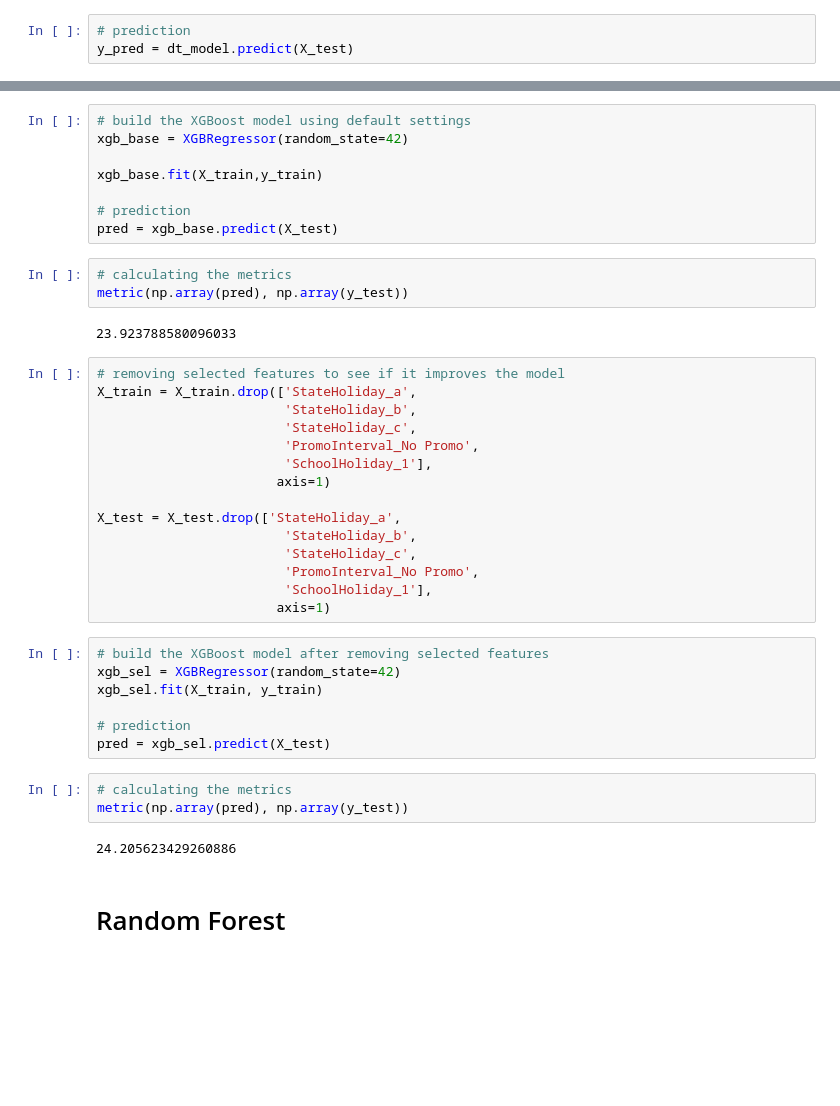
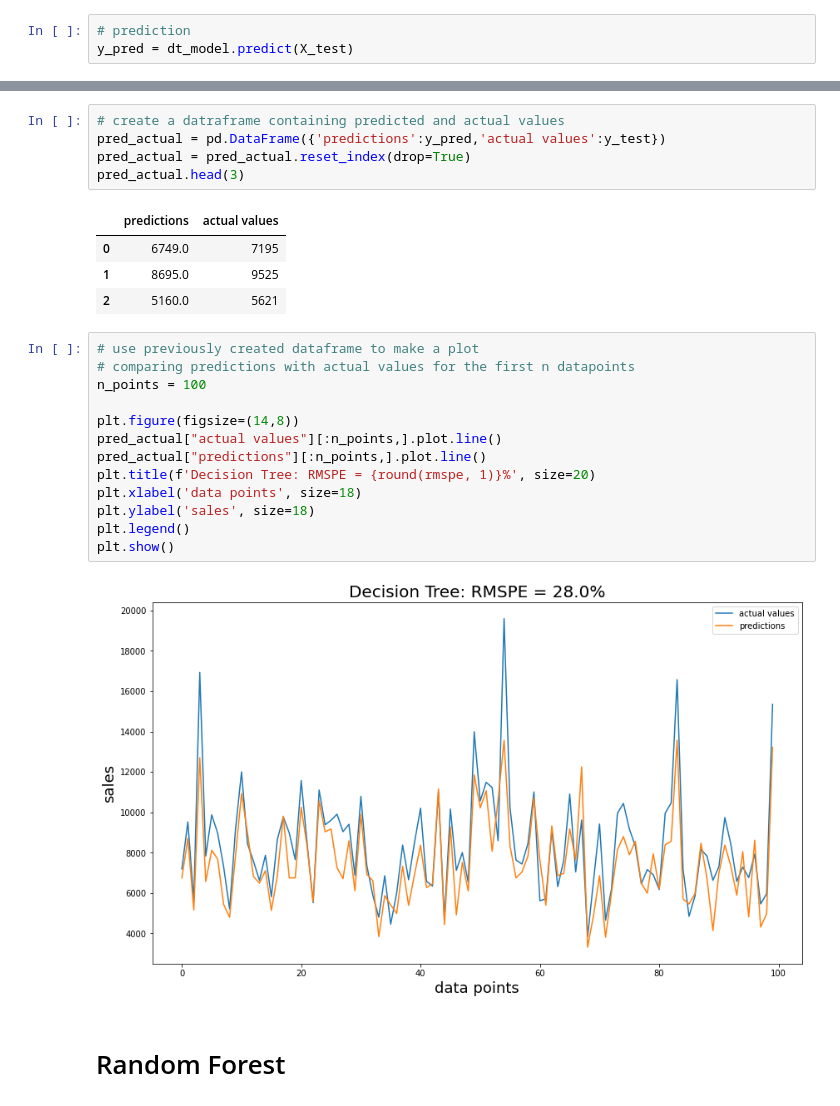
Before and after one commit to albertojulian/rossman-sales-pred, a Jupyter notebook: pipeline.ipynb, the cells around one changed output, grey strips where cells are left out. Saved outputs shown, nothing was run; the diff lists cells and outputs as text; blank space fills up the shorter version.

Commit message:
adding plots

```diff
--- a/pipeline.ipynb
+++ b/pipeline.ipynb
@@ -113,43 +114,28 @@ metric(np.array(y_pred), np.array(y_test))
-# %%
-# build the XGBoost model using default settings
-xgb_base = XGBRegressor(random_state=42)
-
-xgb_base.fit(X_train,y_train)
-
-# prediction
-pred = xgb_base.predict(X_test)
-# %%
-# calculating the metrics
-metric(np.array(pred), np.array(y_test))
-# %% [output]
-23.923788580096033
-# %%
-# removing selected features to see if it improves the model
-X_train = X_train.drop(['StateHoliday_a',
-                        'StateHoliday_b',
-                        'StateHoliday_c',
-                        'PromoInterval_No Promo',
-                        'SchoolHoliday_1'],
-                       axis=1)
-
-X_test = X_test.drop(['StateHoliday_a',
-                        'StateHoliday_b',
-                        'StateHoliday_c',
-                        'PromoInterval_No Promo',
-                        'SchoolHoliday_1'],
-                       axis=1)
-# %%
-# build the XGBoost model after removing selected features
-xgb_sel = XGBRegressor(random_state=42)
-xgb_sel.fit(X_train, y_train)
-
-# prediction
-pred = xgb_sel.predict(X_test)
-# %%
-# calculating the metrics
-metric(np.array(pred), np.array(y_test))
-# %% [output]
-24.205623429260886
+# %%
+# create a datraframe containing predicted and actual values
+pred_actual = pd.DataFrame({'predictions':y_pred,'actual values':y_test})
+pred_actual = pred_actual.reset_index(drop=True)
+pred_actual.head(3)
+# %% [output]
+|  | predictions | actual values |
+| 0 | 6749.0 | 7195 |
+| 1 | 8695.0 | 9525 |
+| 2 | 5160.0 | 5621 |
+# %%
+# use previously created dataframe to make a plot
+# comparing predictions with actual values for the first n datapoints
+n_points = 100
+
+plt.figure(figsize=(14,8))
+pred_actual["actual values"][:n_points,].plot.line()
+pred_actual["predictions"][:n_points,].plot.line()
+plt.title(f'Decision Tree: RMSPE = {round(rmspe, 1)}%', size=20)
+plt.xlabel('data points', size=18)
+plt.ylabel('sales', size=18)
+plt.legend()
+plt.show()
+# %% [output]
+[figure, added]
 # %% [markdown]
 # Random Forest
 # %%
```
Also changed, not shown: parts of 17 cells of this notebook.
